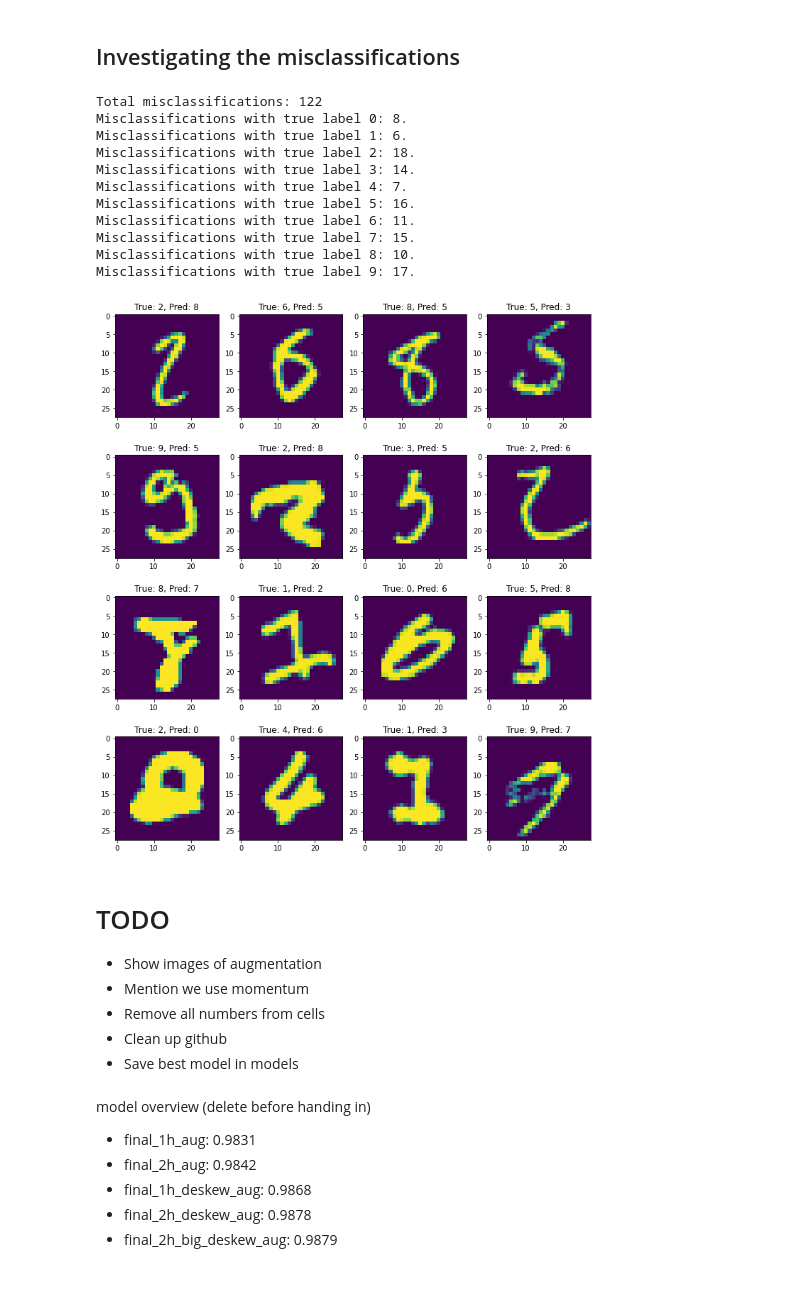
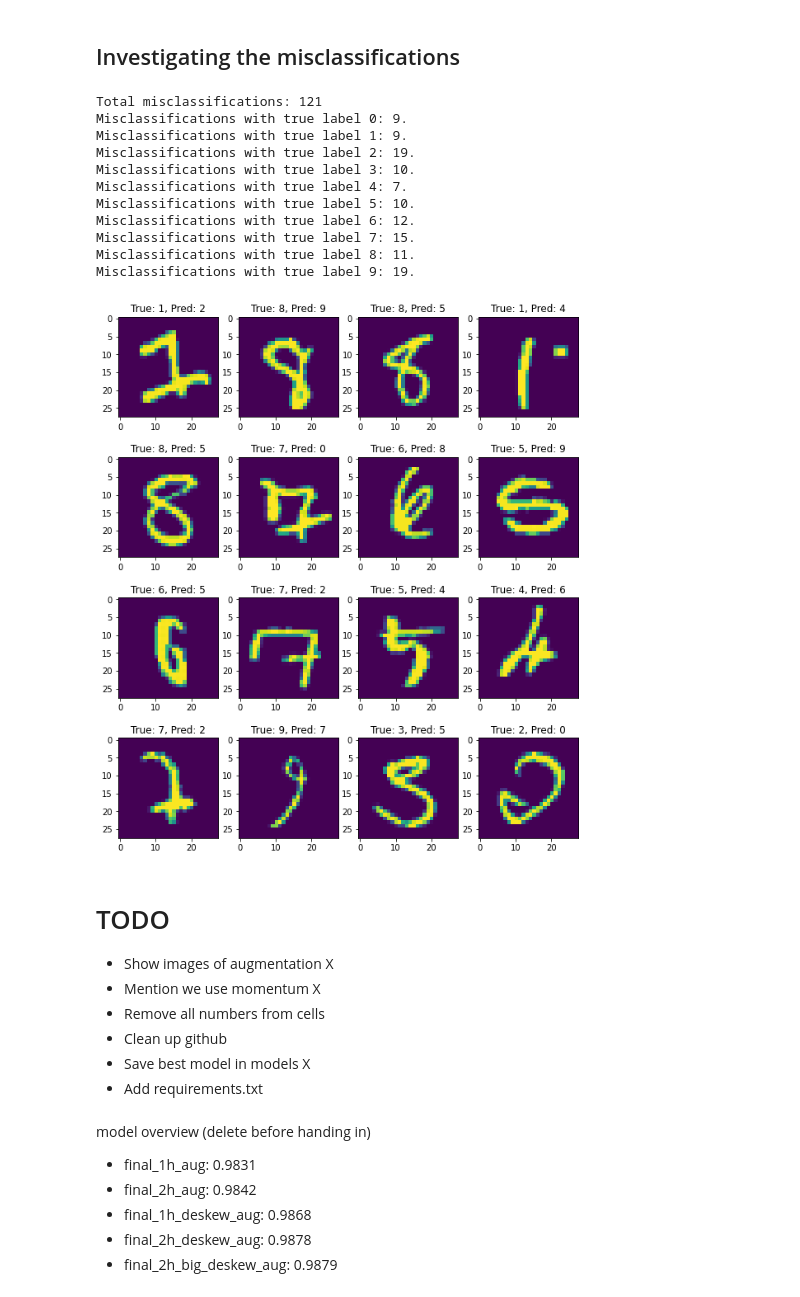
Before and after one commit to NielsFuglsang/numpy-mnist, a Jupyter notebook: demonstration.ipynb, the cells around one changed output. Drawn from its saved outputs; the diff is of its cells as text; code cells hidden in the pictures.

```diff
--- a/demonstration.ipynb
+++ b/demonstration.ipynb
@@ -35,0 +39,14 @@ For data augmentation we use
+# %%
+from augmentation import load_augmented
+from helpers import read_mnist
+import numpy as np
+import matplotlib.pyplot as plt
+ims, labels, a, t = read_mnist()
+ims_aug, labels_aug = load_augmented()
+# Show augmented data.
+fig, axes = plt.subplots(1,5,figsize=(10,5))
+for i in range(5):
+    idx = np.random.randint(48000)
+    axes[i].imshow(ims_aug[idx])
+    axes[i].set_title(f'Lab. {labels_aug[idx]}')
+plt.show()
@@ -87,7 +116,7 @@ print(f"Shape of X: {X.shape}, shape of y: {y.shape}")
 Shape of X: (10000, 784), shape of y: (10000, 10)
 # %%
 # Load neural network model.
-nn = load_nn('models/deskew_0.979.pkl')
+nn = load_nn('models/best_nn.pkl')
 # %%
 print(f"The neural network has {nn.num_layers} layers.")
 for i, num_units in enumerate(nn.layers):
@@ -127,39 +157,40 @@ print(f"Total misclassifications: {len(miss_labels)}")
 for i in range(10):
     print(f"Misclassifications with true label {i}: {np.sum(miss_labels==i)}.")
 # %% [output]
-Total misclassifications: 122
-Misclassifications with true label 0: 8.
-Misclassifications with true label 1: 6.
-Misclassifications with true label 2: 18.
-Misclassifications with true label 3: 14.
+Total misclassifications: 121
+Misclassifications with true label 0: 9.
+Misclassifications with true label 1: 9.
+Misclassifications with true label 2: 19.
+Misclassifications with true label 3: 10.
 Misclassifications with true label 4: 7.
-Misclassifications with true label 5: 16.
-Misclassifications with true label 6: 11.
+Misclassifications with true label 5: 10.
+Misclassifications with true label 6: 12.
 Misclassifications with true label 7: 15.
-Misclassifications with true label 8: 10.
-Misclassifications with true label 9: 17.
+Misclassifications with true label 8: 11.
+Misclassifications with true label 9: 19.
 # %%
-fig, ax = plt.subplots(4,4,figsize=(12,14))
+fig, ax = plt.subplots(4,4,figsize=(10,12))
 ax = ax.ravel()
 idxs = np.random.permutation(miss_ims.shape[0])
 
 if len(idxs) < 16:
     print("Less than 16 misclassifications.")
 else:
     for i in range(16):
         idx = idxs[i]
         ax[i].imshow(miss_ims[idx])
         ax[i].set_title(f'True: {miss_labels[idx]}, Pred: {miss_preds[idx]}')
     plt.show()
 # %% [output]
-[figure, old version]
+[figure, new version]
 # %% [markdown]
 # TODO
-- Show images of augmentation
-- Mention we use momentum
+- Show images of augmentation X
+- Mention we use momentum X
 - Remove all numbers from cells
 - Clean up github
-- Save best model in models
+- Save best model in models X
+- Add requirements.txt
 # %% [markdown]
 model overview (delete before handing in)
 - final_1h_aug: 0.9831
```
Also changed, not shown: parts of 13 cells of this notebook, 7 other files.
